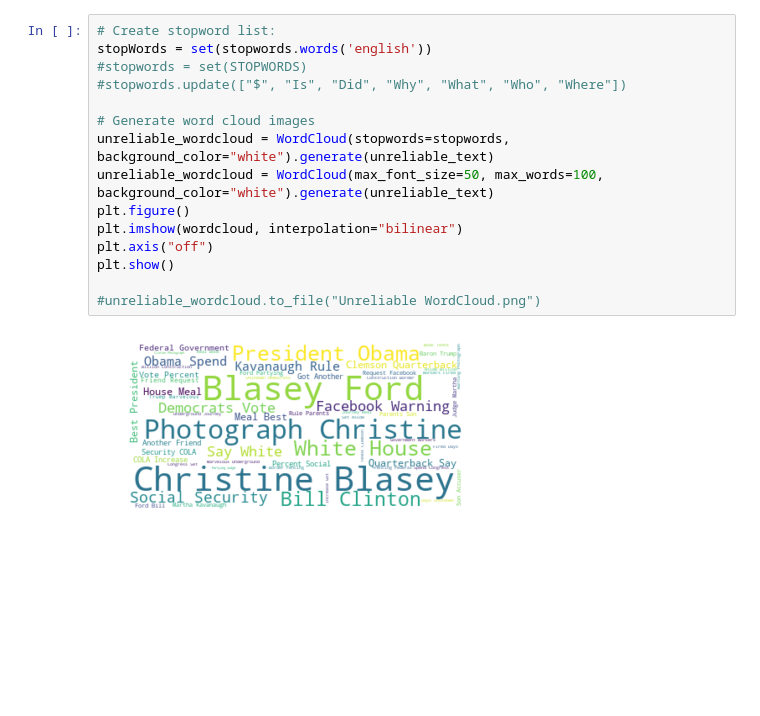
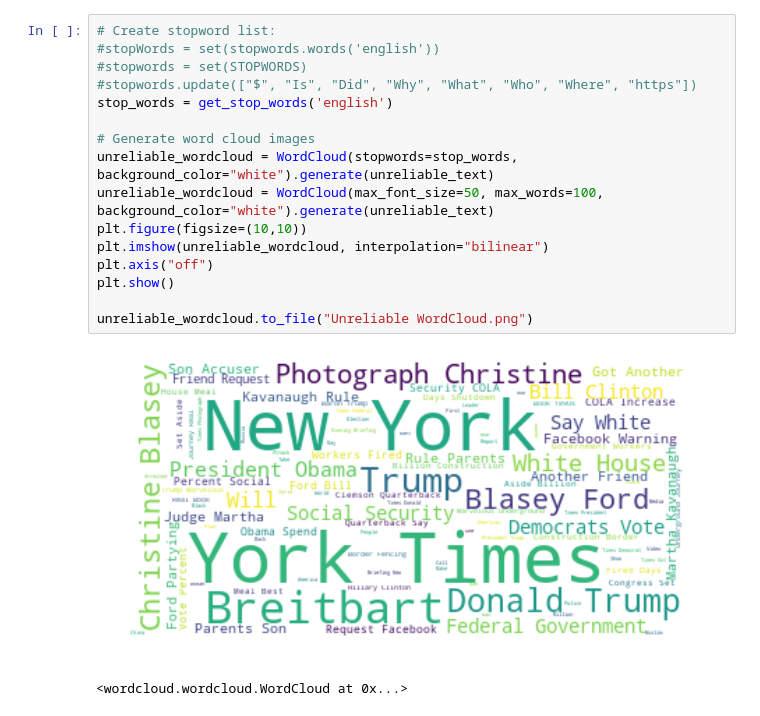
Before and after one commit to andrelorenzana/TruthDetectives, a Jupyter notebook: Word Cloud Final.ipynb, the cells around one changed output. Cells and saved outputs as stored; diff of their text form; blank space fills up the shorter version.

Commit message:
Word Clouds Final!

```diff
--- a/Word Cloud Final.ipynb
+++ b/Word Cloud Final.ipynb
@@ -89,18 +95,20 @@ There are 402816 words in the Snopes dataset.
 # %%
 # Create stopword list:
-stopWords = set(stopwords.words('english'))
+#stopWords = set(stopwords.words('english'))
 #stopwords = set(STOPWORDS)
-#stopwords.update(["$", "Is", "Did", "Why", "What", "Who", "Where"])
+#stopwords.update(["$", "Is", "Did", "Why", "What", "Who", "Where", "https"])
+stop_words = get_stop_words('english')
 
 # Generate word cloud images
-unreliable_wordcloud = WordCloud(stopwords=stopwords, background_color="white").generate(unreliable_text)
+unreliable_wordcloud = WordCloud(stopwords=stop_words, background_color="white").generate(unreliable_text)
 unreliable_wordcloud = WordCloud(max_font_size=50, max_words=100, background_color="white").generate(unreliable_text)
-plt.figure()
-plt.imshow(wordcloud, interpolation="bilinear")
+plt.figure(figsize=(10,10))
+plt.imshow(unreliable_wordcloud, interpolation="bilinear")
 plt.axis("off")
 plt.show()
 
-#unreliable_wordcloud.to_file("Unreliable WordCloud.png")
+unreliable_wordcloud.to_file("Unreliable WordCloud.png")
 # %% [output]
-[figure, old version]
+[figure, new version]
+<wordcloud.wordcloud.WordCloud at 0x...>
 # %%
```
Also changed, not shown: parts of 6 cells of this notebook, 3 other files.
